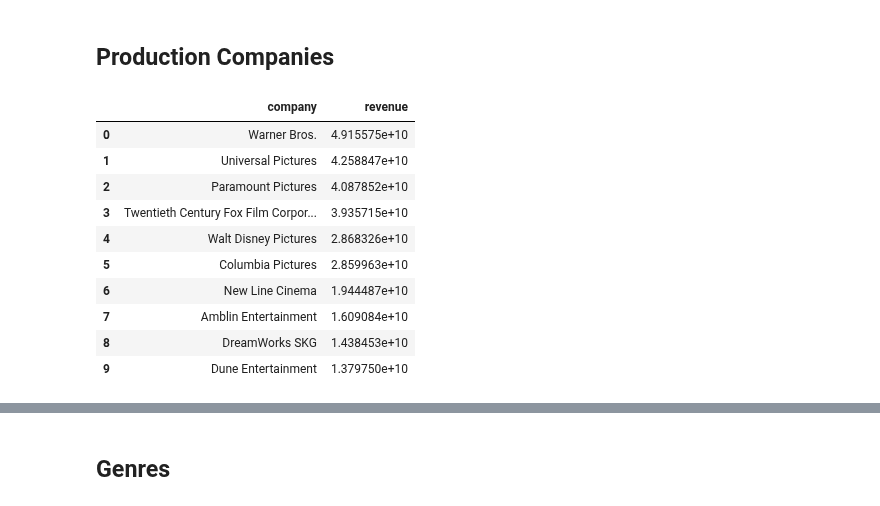
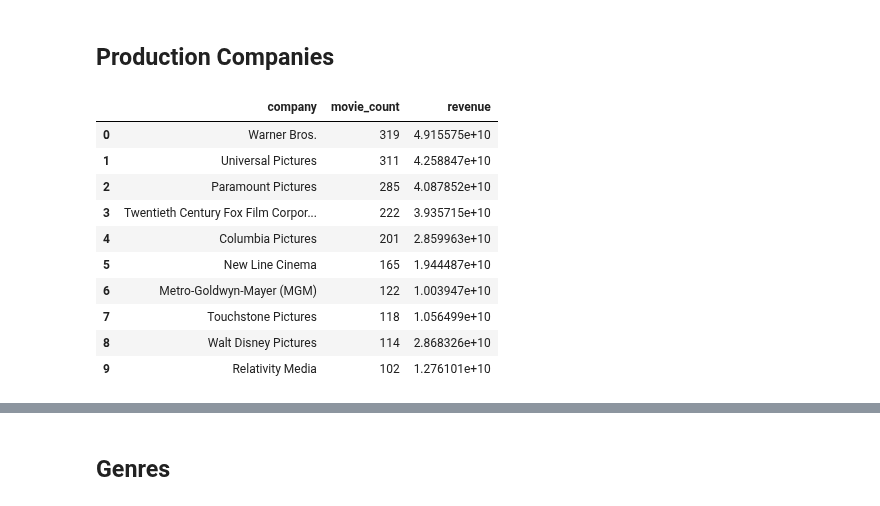
Before and after one commit to leyaof/movie-analysis, a Jupyter notebook: movie-analysis.ipynb, the cells around one changed output, grey strips where cells are left out. Saved outputs shown, nothing was run; the diff lists cells and outputs as text; code cells hidden in the pictures.

```diff
--- a/movie-analysis.ipynb
+++ b/movie-analysis.ipynb
@@ -408,20 +427,21 @@ comp_revenue_sum = pd.DataFrame(prod_df
                                 .sort_values(ascending=False)
                                 .reset_index()
                                )
-# %%
-comp_revenue_sum.head(10)
-# %% [output]
-|  | company | revenue |
-| 0 | Warner Bros. | 4.915575e+10 |
-| 1 | Universal Pictures | 4.258847e+10 |
-| 2 | Paramount Pictures | 4.087852e+10 |
-| 3 | Twentieth Century Fox Film Corpor... | 3.935715e+10 |
-| 4 | Walt Disney Pictures | 2.868326e+10 |
-| 5 | Columbia Pictures | 2.859963e+10 |
-| 6 | New Line Cinema | 1.944487e+10 |
-| 7 | Amblin Entertainment | 1.609084e+10 |
-| 8 | DreamWorks SKG | 1.438453e+10 |
-| 9 | Dune Entertainment | 1.379750e+10 |
+# %%
+company_data = pd.merge(production_freq, comp_revenue_sum, on='company')
+company_data.head(10)
+# %% [output]
+|  | company | movie_count | revenue |
+| 0 | Warner Bros. | 319 | 4.915575e+10 |
+| 1 | Universal Pictures | 311 | 4.258847e+10 |
+| 2 | Paramount Pictures | 285 | 4.087852e+10 |
+| 3 | Twentieth Century Fox Film Corpor... | 222 | 3.935715e+10 |
+| 4 | Columbia Pictures | 201 | 2.859963e+10 |
+| 5 | New Line Cinema | 165 | 1.944487e+10 |
+| 6 | Metro-Goldwyn-Mayer (MGM) | 122 | 1.003947e+10 |
+| 7 | Touchstone Pictures | 118 | 1.056499e+10 |
+| 8 | Walt Disney Pictures | 114 | 2.868326e+10 |
+| 9 | Relativity Media | 102 | 1.276101e+10 |
 # %%
 plt.figure(figsize=(30, 10))
 sns.barplot(data=comp_revenue_sum.head(10),
```
Also changed, not shown: parts of 18 cells of this notebook.
